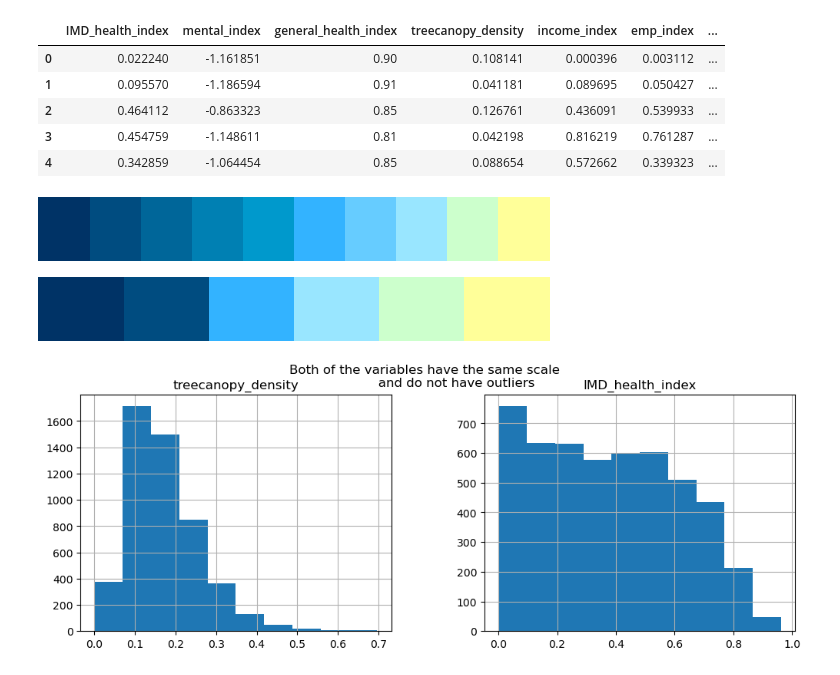
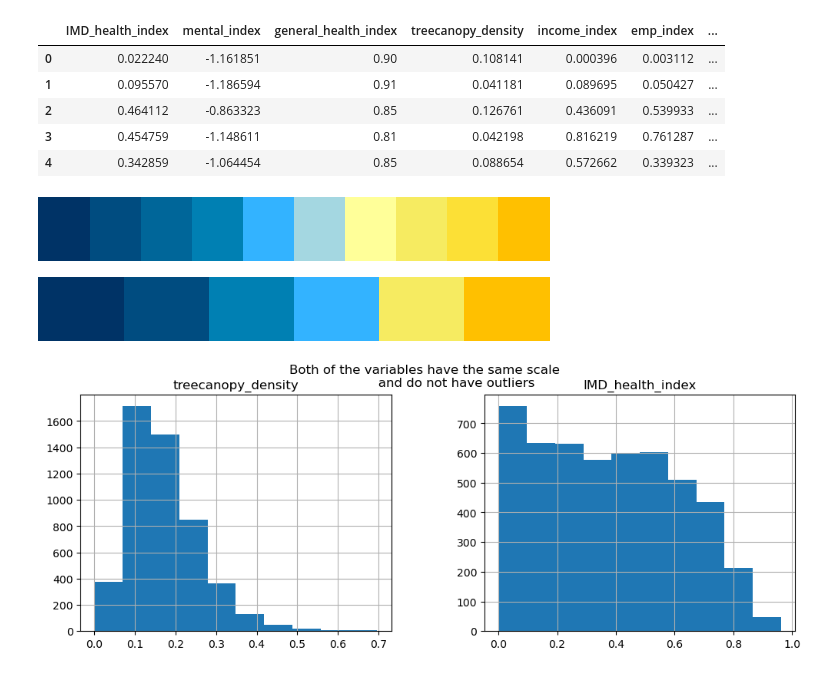
Before and after one commit to Scarlett-Cococo/CUSP-Group-6, a Jupyter notebook: Data/Tree_density_mapping.ipynb, the cells around one changed output. Cells and saved outputs as stored; diff of their text form; code cells hidden in the pictures.

```diff
--- a/Data/Tree_density_mapping.ipynb
+++ b/Data/Tree_density_mapping.ipynb
@@ -51,27 +51,27 @@ data.head()
 # %%
 # All colors to create a complete legend
 all_colors = ['#003366', '#004C80', '#006699',
-                  '#0080B3', '#0099CC', '#33B3FF',
-                  '#66CCFF', '#99E6FF', '#CCFFCC', '#FFFF99']
-cmap = matplotlib.colors.ListedColormap(all_colors)
+                  '#0080B3', '#33B3FF', '#A4D7E1',
+                  '#FFFF99', '#F6EB61', '#FCE036', '#FFc000']#FCE036
+cmap = matplotlib.colors.ListedColormap(all_colors)#FFD700FDF502
 cmap
 # %% [output]
-[figure, old version]
+[figure, new version]
 # %%
 # Set of colors matching the elements of Bi_Class
 # We have to exclude those that did not come up in the data
 colors = ['#003366', # 1A
           '#004C80', # 1B
-          # '#0080B3', # 1C
-          '#33B3FF', # 2A
-          '#99E6FF', # 2B
-          # '#66CCFF', # 2C
-          '#CCFFCC', # 3A
-          '#FFFF99'] # 3B
-          # '#FFFF99'] # 3C
+          # '#006699', # 1C
+          '#0080B3', # 2A
+          '#33B3FF', # 2B
+          # '#FFFF99', # 2C
+          '#F6EB61', # 3A
+          '#FFc000'] # 3B
+          # '#FDF502'] # 3C
 
 cmap = matplotlib.colors.ListedColormap(colors)
 cmap
 # %% [output]
-[figure, old version]
+[figure, new version]
 # %%
```
Also changed, not shown: parts of 6 cells of this notebook.
